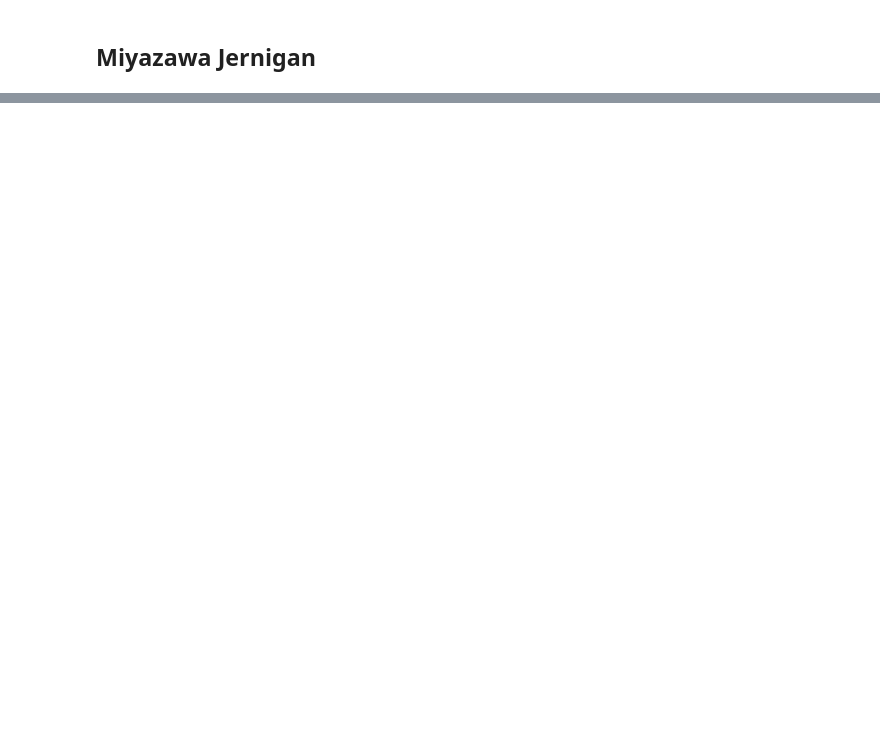
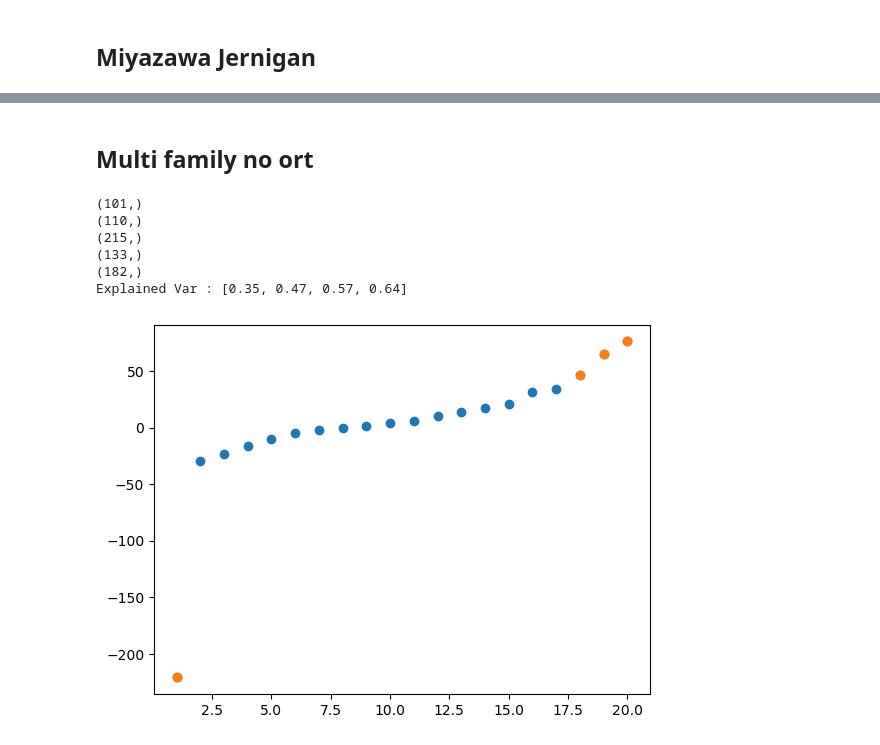
Before and after one commit to leonardodibari/HopfieldDCA.jl, a Jupyter notebook: notebooks/int_matrix.ipynb, the cells around one changed output, grey strips where cells are left out. Drawn from its saved outputs; the diff is of its cells as text; code cells hidden in the pictures; blank space fills up the shorter version.

```diff
--- a/notebooks/int_matrix.ipynb
+++ b/notebooks/int_matrix.ipynb
@@ -302,0 +217,22 @@ llh[sortperm(abs.(llh), rev=true)[6]]
+# %% [markdown]
+## Multi family no ort
+# %%
+@load "../../multi_fam/H32η0.5λ0.001/mf_pars14_H32η0.5λ0.001T60.jld2"
+m1 = m ; n_eig = 4;
+structfiles = ["../../DataAttentionDCA/data/PF00014/PF00014_struct.dat",
+    "../../DataAttentionDCA/data/PF00035/Atomic_distances_PF00035.dat",
+    "../../DataAttentionDCA/data/PF00076/PF00076_struct.dat",
+    "../../DataAttentionDCA/data/PF00677/Atomic_distances_PF00677.dat",
+    "../../DataAttentionDCA/data/PF00763/Atomic_distances_PF00763.dat"]
+
+aa = get_filt_mat_mf(m1.Ks, m1.V, structfiles, ppv_cutoff = 0.8)
+eigen_an(aa, n_eig, tit = "mf no ort filtered H=32")
+;
+# %% [output]
+(101,)
+(110,)
+(215,)
+(133,)
+(182,)
+Explained Var : [0.35, 0.47, 0.57, 0.64]
+[figure, added]
```
Also changed, not shown: parts of 20 cells of this notebook, 1 other file.
